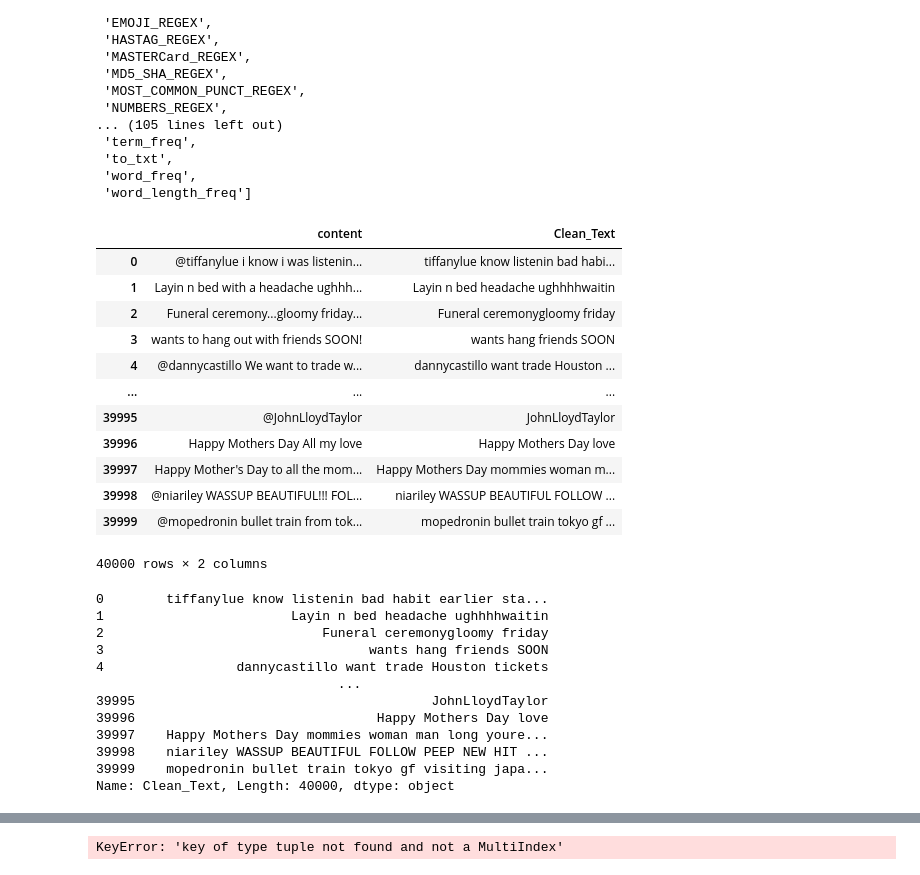
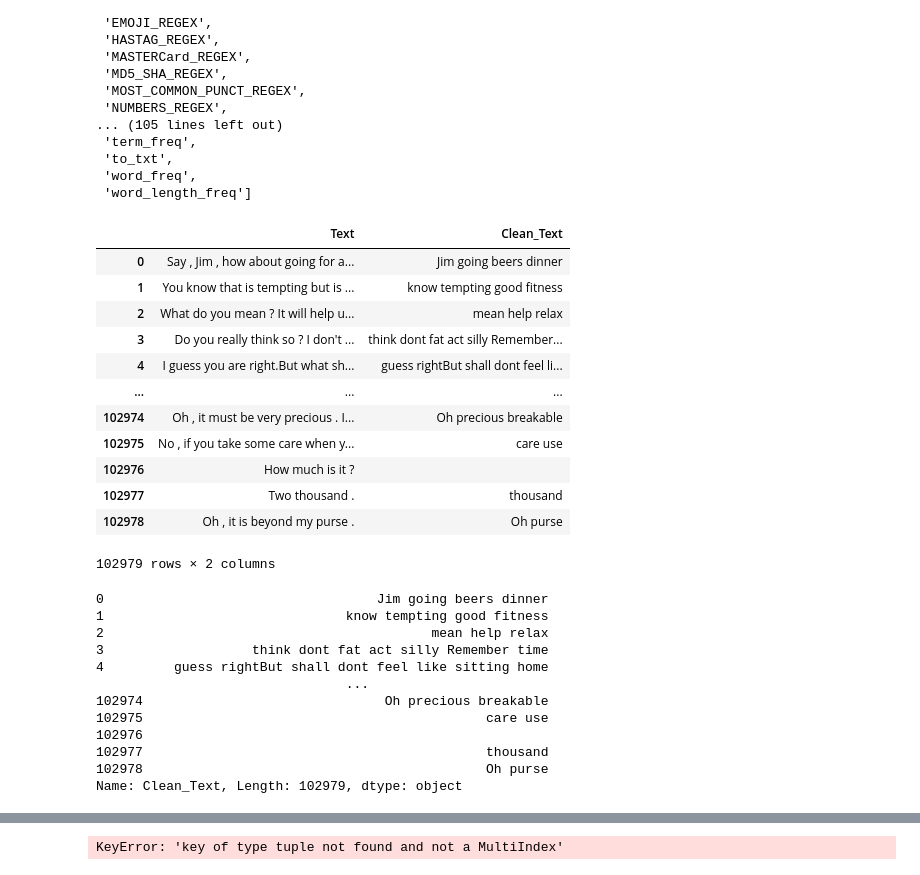
Before and after one commit to yasinicl/Emotion-Recognition, a Jupyter notebook: Emotion Recognition.ipynb, the cells around one changed output, grey strips where cells are left out. Saved outputs shown, nothing was run; the diff lists cells and outputs as text; code cells hidden in the pictures.

```diff
--- a/Emotion Recognition.ipynb
+++ b/Emotion Recognition.ipynb
@@ -25,11 +25,11 @@ import neattext.functions as nfx
 
 #df.head()
 #df=pd.read_csv('dataset/tweet_emotions.csv')
-df=pd.read_csv('dataset/text_emotion.csv')
+#df=pd.read_csv('dataset/text_emotion.csv')
 #df=pd.read_csv('merged.csv')
 #df=pd.read_csv('dataset/isear.csv')
 #df=pd.read_csv('dataset/emotion-stimulus.csv')
-#df=pd.read_csv('dataset/dailydialog.csv')
+df=pd.read_csv('dataset/dailydialog.csv')
 # %%
 df.head()
 # %% [output]
@@ -132,7 +122,7 @@ dir(nfx)
  'word_freq',
  'word_length_freq']
 # %%
-df['Clean_Text']=df['content'].apply(nfx.remove_special_characters)
+df['Clean_Text']=df['Text'].apply(nfx.remove_special_characters)
 # %%
 df['Clean_Text']=df['Clean_Text'].apply(nfx.remove_punctuations)
 # %%
@@ -140,36 +130,36 @@ df['Clean_Text']=df['Clean_Text'].apply(nfx.remove_stopwords)
 # %%
 df['Clean_Text']=df['Clean_Text'].apply(nfx.remove_userhandles)
 # %%
-df[['content','Clean_Text']]
+df[['Text','Clean_Text']]
 # %% [output]
-|  | content | Clean_Text |
-| 0 | @tiffanylue i know i was listenin... | tiffanylue know listenin bad habi... |
-| 1 | Layin n bed with a headache ughhh... | Layin n bed headache ughhhhwaitin |
-| 2 | Funeral ceremony...gloomy friday... | Funeral ceremonygloomy friday |
-| 3 | wants to hang out with friends SOON! | wants hang friends SOON |
-| 4 | @dannycastillo We want to trade w... | dannycastillo want trade Houston ... |
+|  | Text | Clean_Text |
+| 0 | Say , Jim , how about going for a... | Jim going beers dinner |
+| 1 | You know that is tempting but is ... | know tempting good fitness |
+| 2 | What do you mean ? It will help u... | mean help relax |
+| 3 | Do you really think so ? I don't ... | think dont fat act silly Remember... |
+| 4 | I guess you are right.But what sh... | guess rightBut shall dont feel li... |
 | ... | ... | ... |
-| 39995 | @JohnLloydTaylor | JohnLloydTaylor |
-| 39996 | Happy Mothers Day All my love | Happy Mothers Day love |
-| 39997 | Happy Mother's Day to all the mom... | Happy Mothers Day mommies woman m... |
-| 39998 | @niariley WASSUP BEAUTIFUL!!! FOL... | niariley WASSUP BEAUTIFUL FOLLOW ... |
-| 39999 | @mopedronin bullet train from tok... | mopedronin bullet train tokyo gf ... |
+| 102974 | Oh , it must be very precious . I... | Oh precious breakable |
+| 102975 | No , if you take some care when y... | care use |
+| 102976 | How much is it ? |  |
+| 102977 | Two thousand . | thousand |
+| 102978 | Oh , it is beyond my purse . | Oh purse |
-40000 rows × 2 columns
+102979 rows × 2 columns
 # %%
 df['Clean_Text']
 # %% [output]
-0        tiffanylue know listenin bad habit earlier sta...
-1                        Layin n bed headache ughhhhwaitin
-2                            Funeral ceremonygloomy friday
-3                                  wants hang friends SOON
-4                 dannycastillo want trade Houston tickets
-                               ...
-39995                                      JohnLloydTaylor
-39996                               Happy Mothers Day love
-39997    Happy Mothers Day mommies woman man long youre...
-39998    niariley WASSUP BEAUTIFUL FOLLOW PEEP NEW HIT ...
-39999    mopedronin bullet train tokyo gf visiting japa...
-Name: Clean_Text, Length: 40000, dtype: object
+0                                   Jim going beers dinner
+1                               know tempting good fitness
+2                                          mean help relax
+3                   think dont fat act silly Remember time
+4         guess rightBut shall dont feel like sitting home
+                                ...
+102974                               Oh precious breakable
+102975                                            care use
+102976
+102977                                            thousand
+102978                                            Oh purse
+Name: Clean_Text, Length: 102979, dtype: object
 # %%
 # KEyword Extraction
 # %%
```
Also changed, not shown: parts of 23 cells of this notebook, 3 other files.
